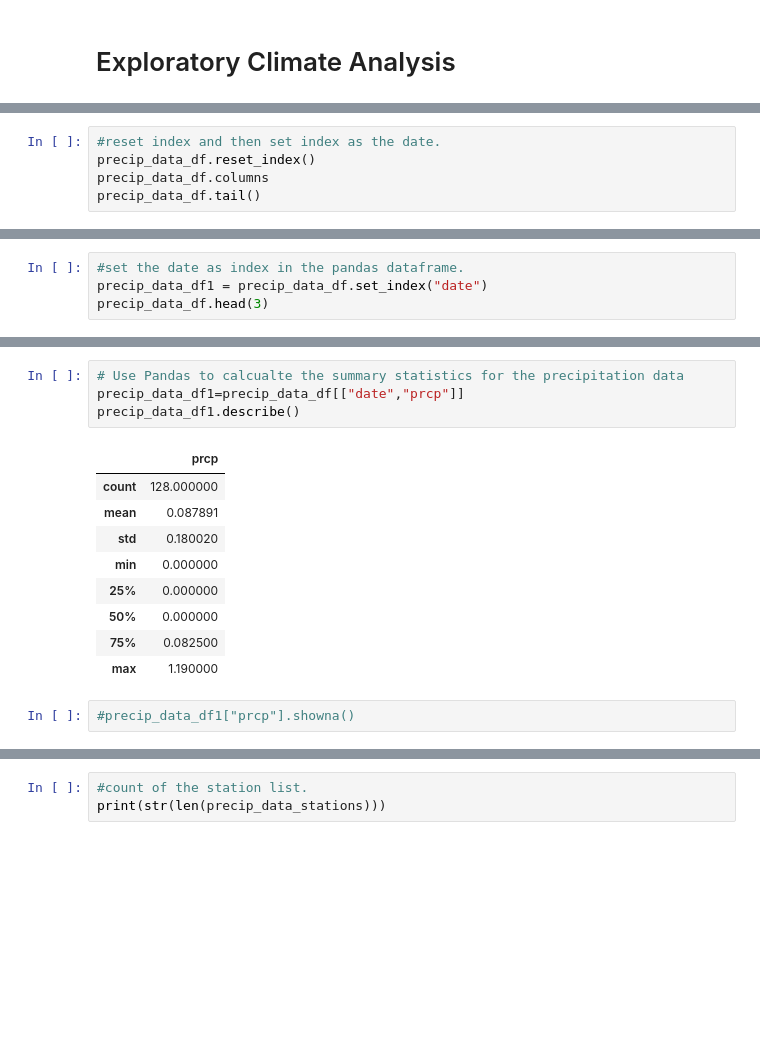
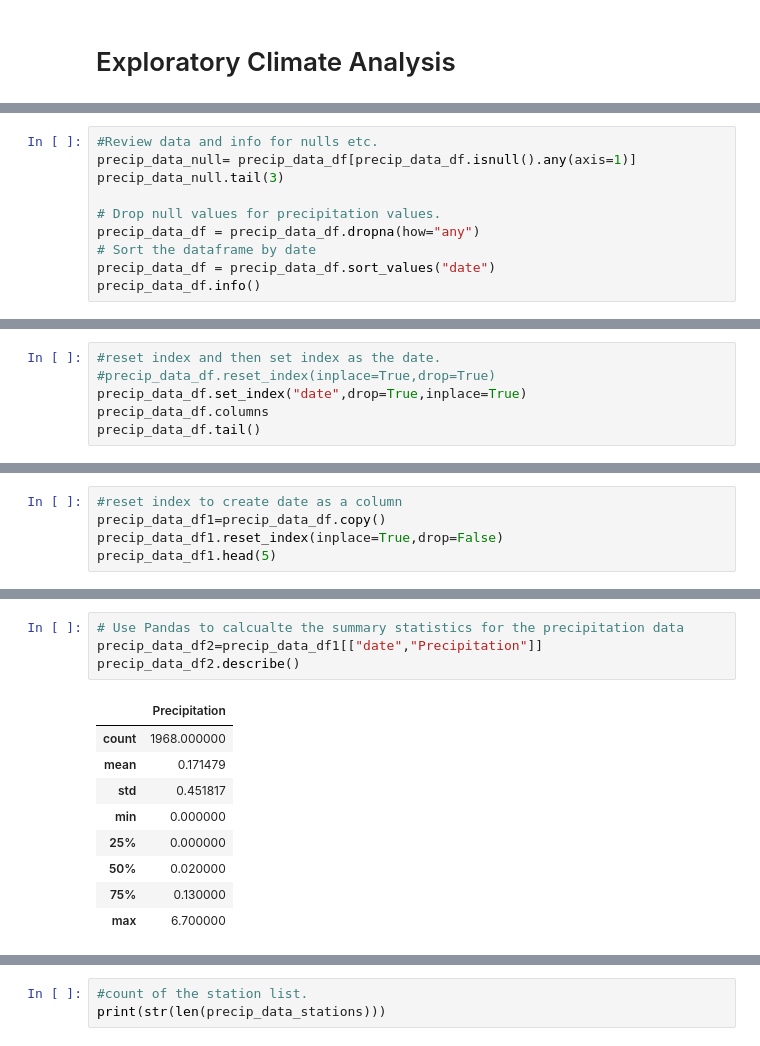
Before and after one commit to vsivakumar9/SQL-Databases, a Jupyter notebook: climate_starter.ipynb, the cells around one changed output, grey strips where cells are left out. Drawn from its saved outputs; the diff is of its cells as text; blank space fills up the shorter version.

```diff
--- a/Adv-Data-Storage-Retrieval/Instructions/climate_starter.ipynb
+++ b/climate_starter.ipynb
@@ -107,0 +113,10 @@ precip_data_df.head()
+# %%
+#Review data and info for nulls etc.
+precip_data_null= precip_data_df[precip_data_df.isnull().any(axis=1)]
+precip_data_null.tail(3)
+
+# Drop null values for precipitation values.
+precip_data_df = precip_data_df.dropna(how="any")
+# Sort the dataframe by date
+precip_data_df = precip_data_df.sort_values("date")
+precip_data_df.info()
@@ -108,6 +142,7 @@ precip_data_df.head()
 # %%
 #reset index and then set index as the date.
-precip_data_df.reset_index()
+#precip_data_df.reset_index(inplace=True,drop=True)
+precip_data_df.set_index("date",drop=True,inplace=True)
 precip_data_df.columns
 precip_data_df.tail()
 # %% [output]
@@ -120,4 +155,0 @@ precip_data_df.tail()
-# %%
-#set the date as index in the pandas dataframe.
-precip_data_df1 = precip_data_df.set_index("date")
-precip_data_df.head(3)
@@ -130,0 +165,5 @@ precip_data_df.head(3)
+# %%
+#reset index to create date as a column
+precip_data_df1=precip_data_df.copy()
+precip_data_df1.reset_index(inplace=True,drop=False)
+precip_data_df1.head(5)
@@ -137,17 +193,15 @@ precip_data_df.plot(x="date",y="prcp",kind="line",ax=None,legend=True,title=None
 <matplotlib.axes._subplots.AxesSubplot at 0x...>
 # %%
 # Use Pandas to calcualte the summary statistics for the precipitation data
-precip_data_df1=precip_data_df[["date","prcp"]]
-precip_data_df1.describe()
+precip_data_df2=precip_data_df1[["date","Precipitation"]]
+precip_data_df2.describe()
 # %% [output]
-|  | prcp |
-| count | 128.000000 |
-| mean | 0.087891 |
-| std | 0.180020 |
+|  | Precipitation |
+| count | 1968.000000 |
+| mean | 0.171479 |
+| std | 0.451817 |
 | min | 0.000000 |
 | 25% | 0.000000 |
-| 50% | 0.000000 |
-| 75% | 0.082500 |
-| max | 1.190000 |
+| 50% | 0.020000 |
+| 75% | 0.130000 |
+| max | 6.700000 |
-# %%
-#precip_data_df1["prcp"].showna()
```
Also changed, not shown: parts of 27 cells of this notebook, 15 other files.
